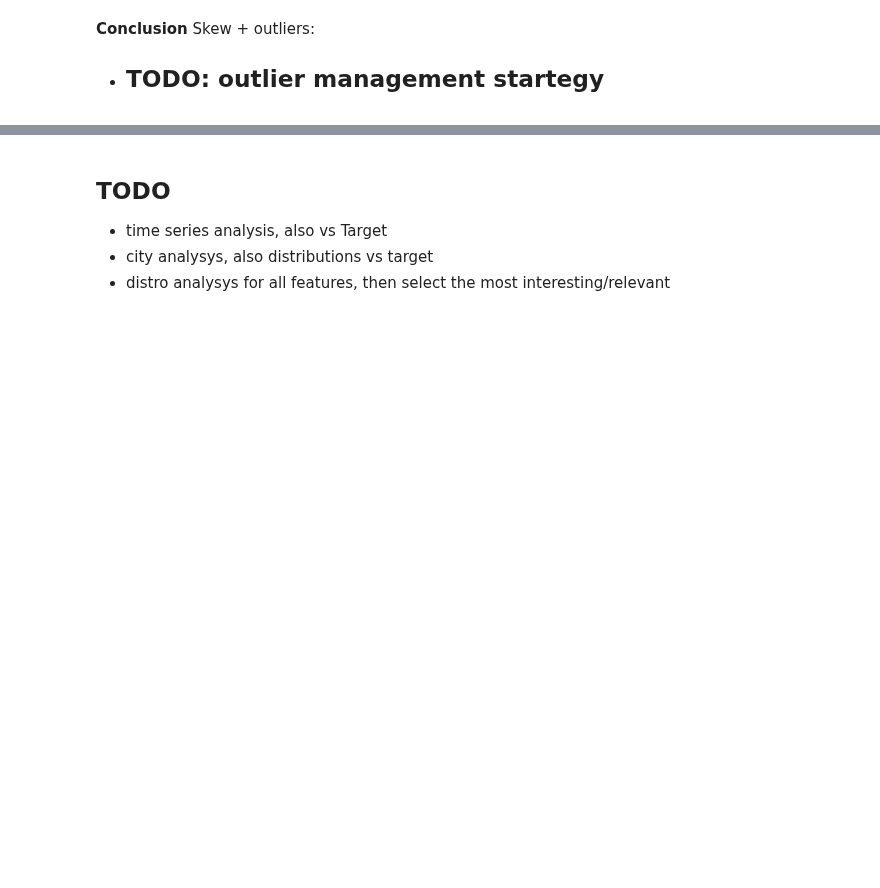
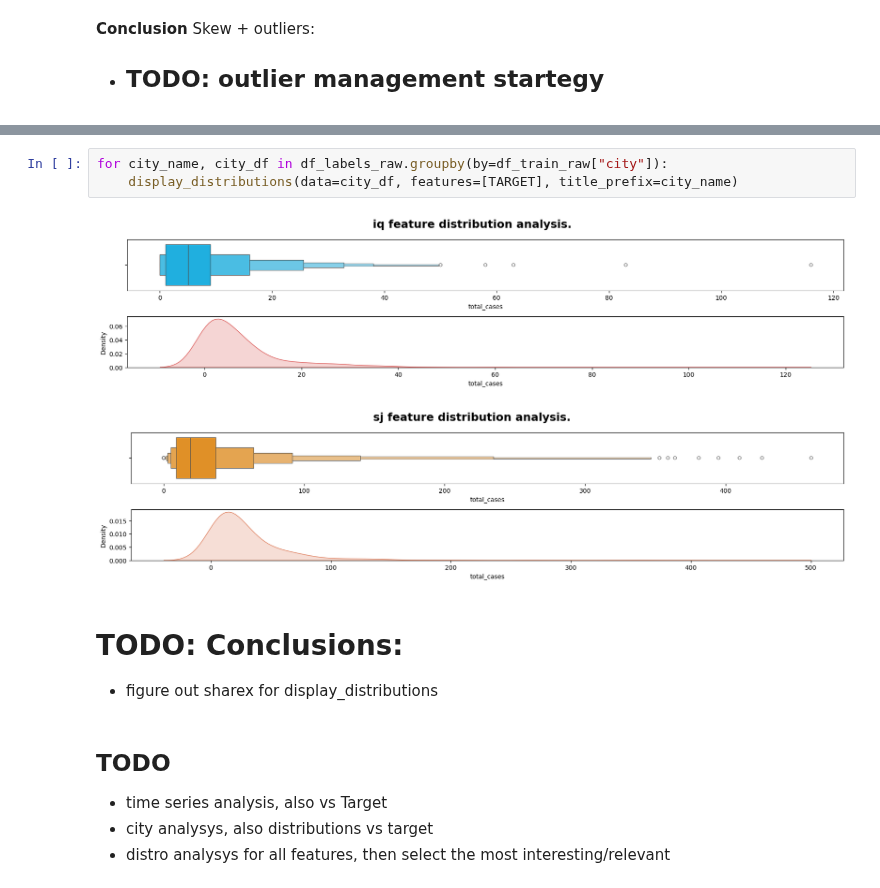
Before and after one commit to ButrosV/dengue-transfer-learn, a Jupyter notebook: notebooks/01_eda_dengue.ipynb, the cells around one changed output, grey strips where cells are left out. Cells and saved outputs as stored; diff of their text form; blank space fills up the shorter version.

```diff
--- a/notebooks/01_eda_dengue.ipynb
+++ b/notebooks/01_eda_dengue.ipynb
@@ -367,3 +380,12 @@ display_distributions(df_labels_raw, features=[TARGET], title_prefix="Target")
+# %%
+for city_name, city_df in df_labels_raw.groupby(by=df_train_raw["city"]):
+    display_distributions(data=city_df, features=[TARGET], title_prefix=city_name)
+# %% [output]
+[figure, added]
+[figure, added]
+# %% [markdown]
+# TODO: Conclusions:
+- figure out sharex for display_distributions
 # %% [markdown]
 ## TODO
 - time series analysis, also vs Target
```
Also changed, not shown: parts of 5 cells of this notebook.
